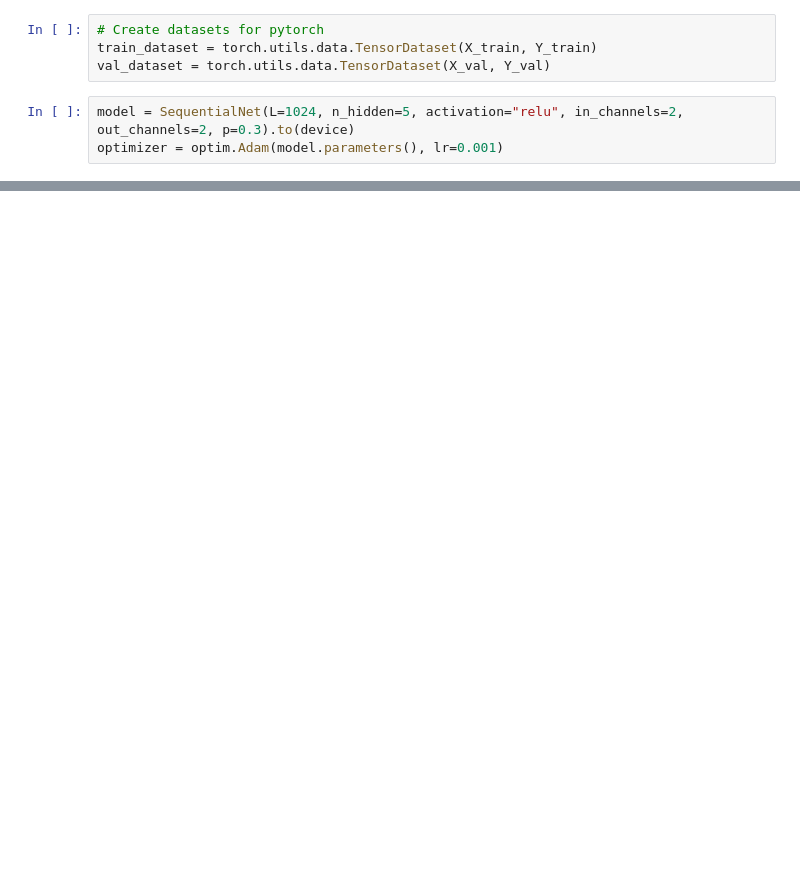
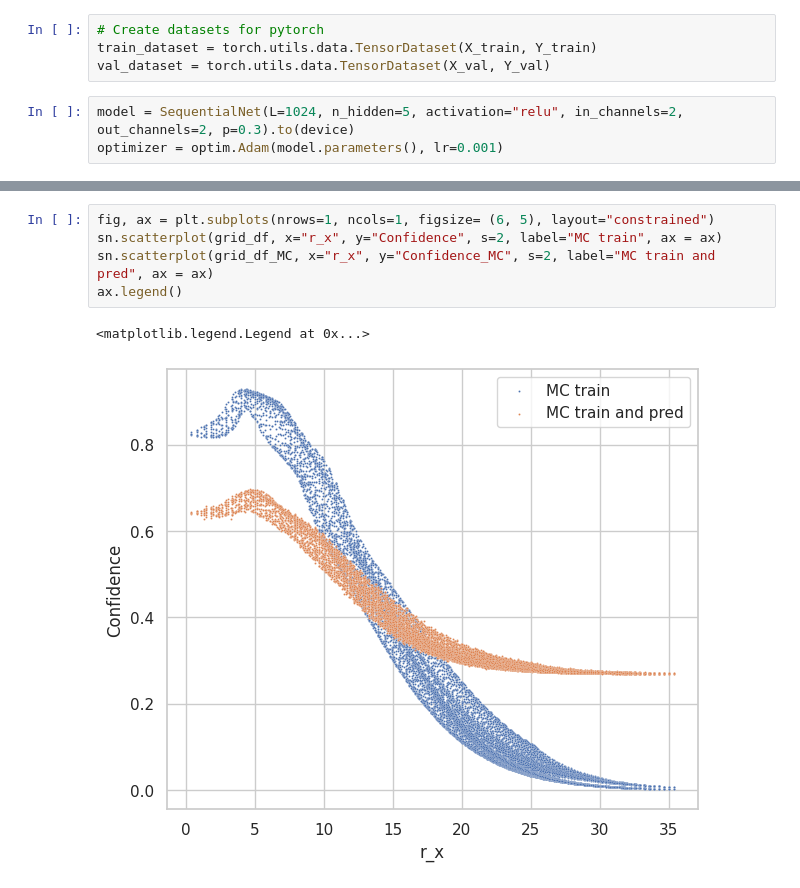
Before and after one commit to choisant/foundational-modeling, a Jupyter notebook: toy_experiment/DNN/MC_dropout.ipynb, the cells around one changed output, grey strips where cells are left out. Saved outputs shown, nothing was run; the diff lists cells and outputs as text; blank space fills up the shorter version.

```diff
--- a/toy_experiment/DNN/MC_dropout.ipynb
+++ b/toy_experiment/DNN/MC_dropout.ipynb
@@ -258,0 +258,8 @@ Text(0.5, 0.98, 'Number of datapoints: 5000')
+# %%
+fig, ax = plt.subplots(nrows=1, ncols=1, figsize= (6, 5), layout="constrained")
+sn.scatterplot(grid_df, x="r_x", y="Confidence", s=2, label="MC train", ax = ax)
+sn.scatterplot(grid_df_MC, x="r_x", y="Confidence_MC", s=2, label="MC train and pred", ax = ax)
+ax.legend()
+# %% [output]
+<matplotlib.legend.Legend at 0x...>
+[figure, added]
```
Also changed, not shown: parts of 7 cells of this notebook, 48 other files.
